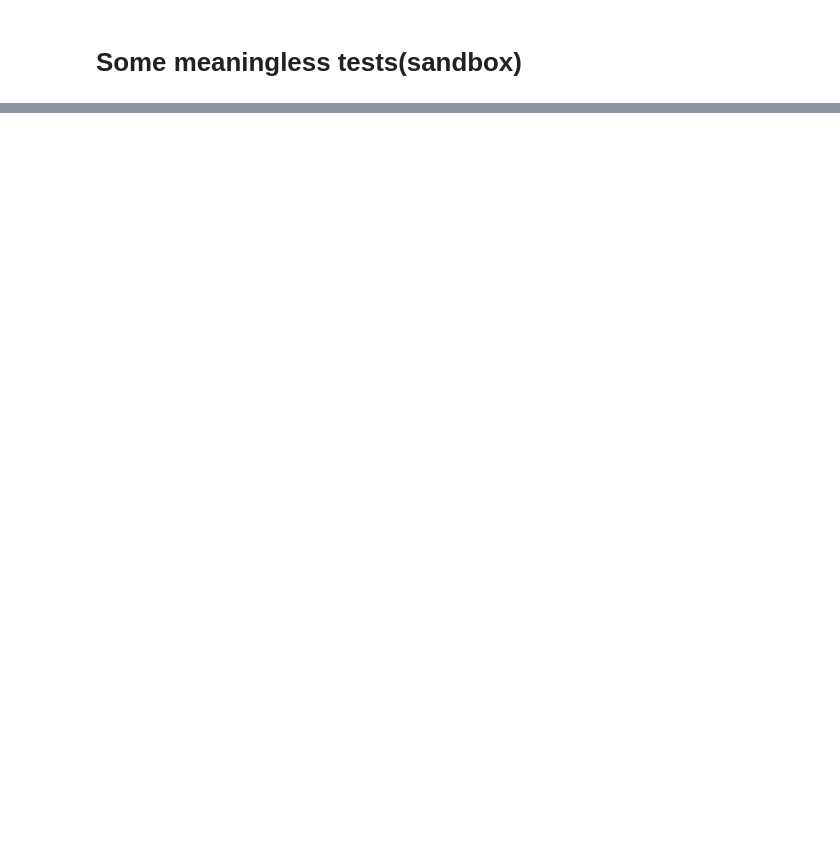
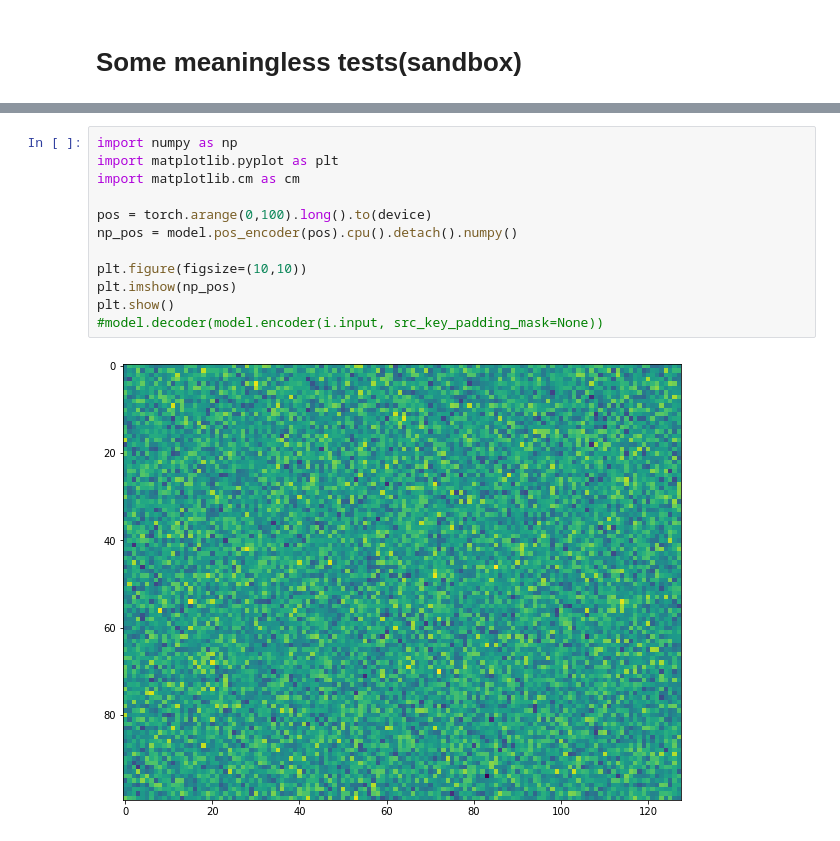
Before and after one commit to odb9402/MoleculeTransformer, a Jupyter notebook: mtdti.ipynb, the cells around one changed output, grey strips where cells are left out. Cells and saved outputs as stored; diff of their text form; blank space fills up the shorter version.

```diff
--- a/mtdti.ipynb
+++ b/mtdti.ipynb
@@ -315,0 +534,14 @@ AttributeError: 'Iterator' object has no attribute 'size'
+# %%
+import numpy as np
+import matplotlib.pyplot as plt
+import matplotlib.cm as cm
+
+pos = torch.arange(0,100).long().to(device)
+np_pos = model.pos_encoder(pos).cpu().detach().numpy()
+
+plt.figure(figsize=(10,10))
+plt.imshow(np_pos)
+plt.show()
+#model.decoder(model.encoder(i.input, src_key_padding_mask=None))
+# %% [output]
+[figure, added]
```
Also changed, not shown: parts of 27 cells of this notebook, 4 other files.
